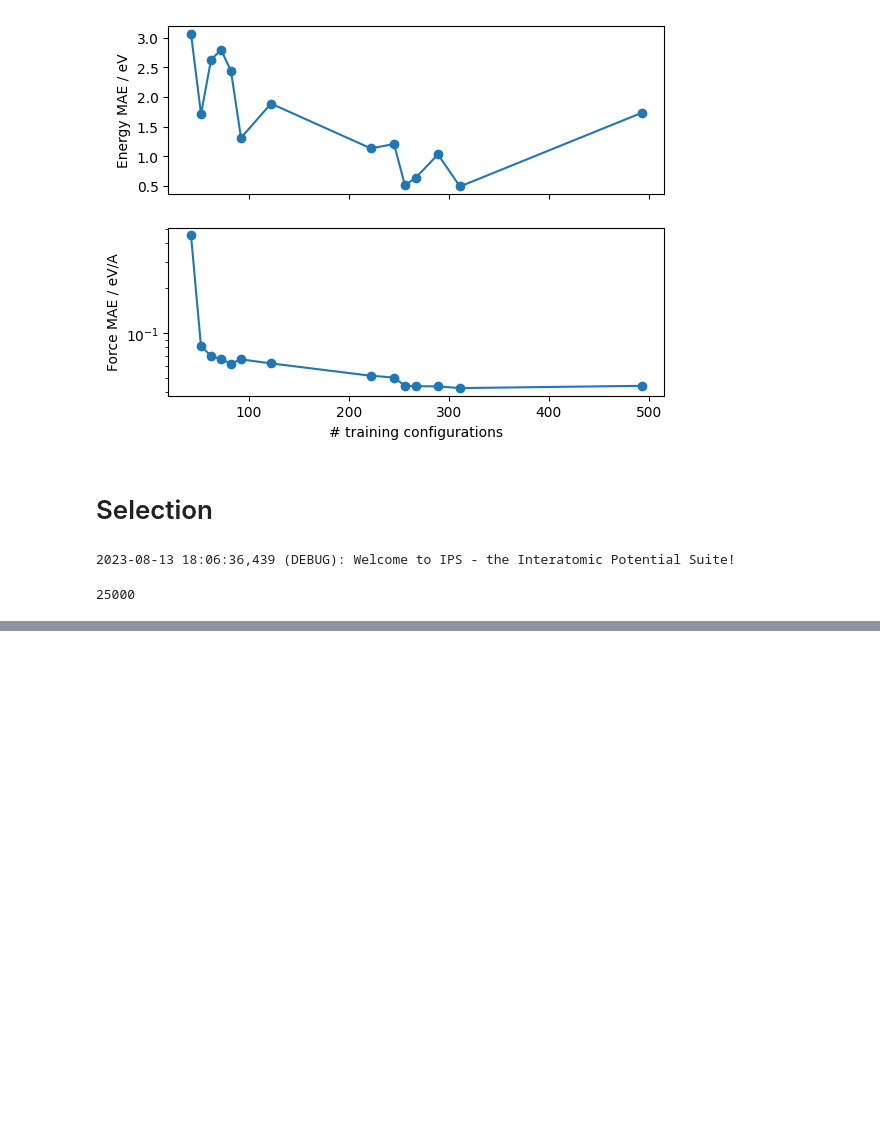
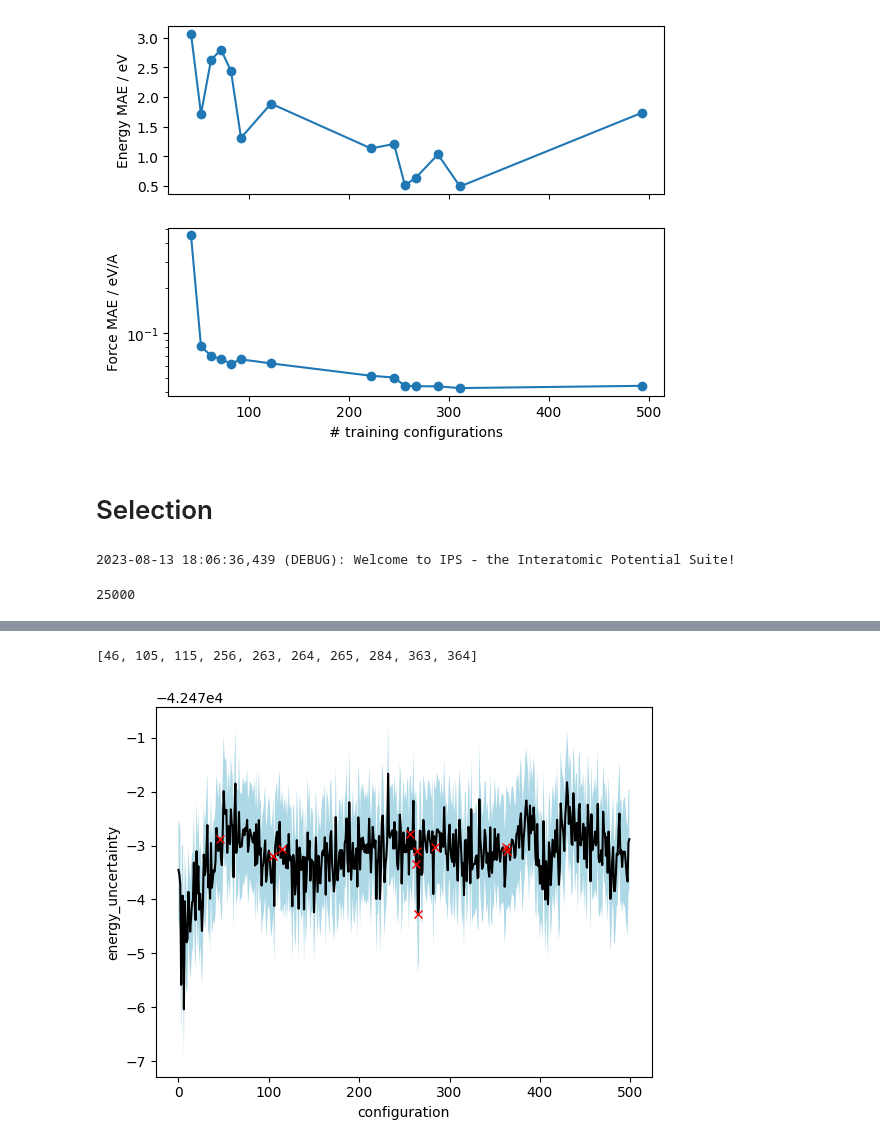
Before and after one commit to IPSProjects/DMSO, a Jupyter notebook: eval.ipynb, the cells around one changed output, grey strips where cells are left out. Saved outputs shown, nothing was run; the diff lists cells and outputs as text; code cells hidden in the pictures; blank space fills up the shorter version.

```diff
--- a/eval.ipynb
+++ b/eval.ipynb
@@ -85,4 +85,6 @@ md = zntrack.from_rev("AL2_5_ASEMD")
 len(md.atoms)
 # %% [output]
 25000
+# %%
+atoms = md.atoms[:500]
 # %%
@@ -105,0 +112,5 @@ random.selected_configurations
+# %%
+threshold = ips.configuration_selection.ThresholdSelection(atoms, n_configurations=10)
+threshold.run()
+threshold.selected_configurations
+# %% [output]
@@ -106 +118,3 @@ random.selected_configurations
+[46, 105, 115, 256, 263, 264, 265, 284, 363, 364]
+[figure, added]
 # %%
```
Also changed, not shown: parts of 7 cells of this notebook, 30 other files.
